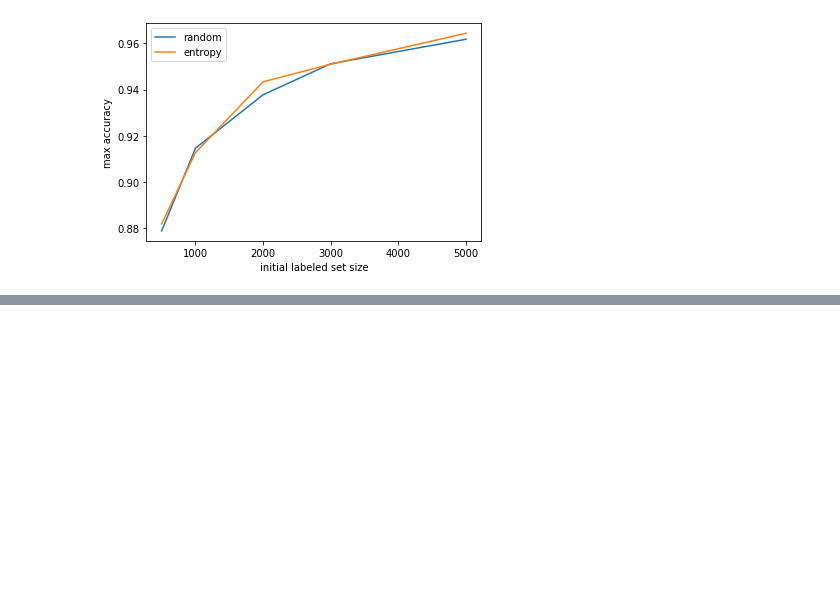
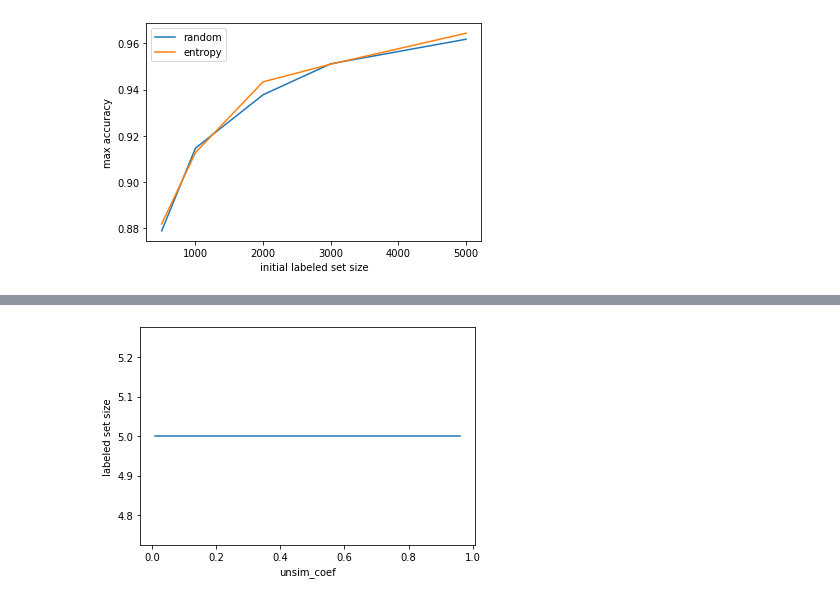
Before and after one commit to nibydlo/Thesis, a Jupyter notebook: first_impl/UncertaintyAL.ipynb, the cells around one changed output, grey strips where cells are left out. Saved outputs shown, nothing was run; the diff lists cells and outputs as text; code cells hidden in the pictures; blank space fills up the shorter version.

```diff
--- a/first_impl/UncertaintyAL.ipynb
+++ b/first_impl/UncertaintyAL.ipynb
@@ -241,0 +345,30 @@ plt.show()
+# %%
+entropy_dwm_bill_stat = []
+for i in range(1, 100, 5):
+    unsim_coef = 0.01 * i
+    entropy_dwm_bill_stat.append((unsim_coef, run_DWM(query_entropy_dwm,
+                                                      create_linear_svc_model,
+                                                      reshape_svc,
+                                                      score_svc,
+                                                      x_train_bill.to_numpy(),
+                                                      y_train_bill.to_numpy(),
+                                                      x_test_bill.to_numpy(),
+                                                      y_test_bill.to_numpy(),
+                                                      5, 1, 35)))
+    print(unsim_coef)
+#     xs_random = [e[0] for e in random_iris]
+#     ys_random = [e[1] for e in random_iris]
+#     plt.plot(xs_random, ys_random, label='random')
+
+#     xs_entropy = [e[0] for e in entropy_iris]
+#     ys_entropy = [e[1] for e in entropy_iris]
+#     plt.plot(xs_entropy, ys_entropy, label='entropy')
+
+#     xs_entropy_dwm = [e[0] for e in entropy_dwm_iris_stat[-1][1]]
+#     ys_entropy_dwm = [e[1] for e in entropy_dwm_iris_stat[-1][1]]
+#     plt.plot(xs_entropy_dwm, ys_entropy_dwm, label='entropy & dwm')
+
+#     plt.xlabel('labeled set size')
+#     plt.ylabel('accuracy')
+#     plt.legend()
+#     plt.show()
@@ -241,0 +396,16 @@ plt.show()
+# %%
+xs_entropy_dwm_stat = [s[0] for s in entropy_dwm_bill_stat]
+ys_entropy_dwm_stat = []
+for s in entropy_dwm_bill_stat:
+    max_acc = max([p[1] for p in s[1]])
+    i = 0
+    while i < len(s[1]) and s[1][i][1] != max_acc:
+        i += 1
+    ys_entropy_dwm_stat += [s[1][i][0]]
+
+plt.plot(xs_entropy_dwm_stat, ys_entropy_dwm_stat)
+plt.xlabel('unsim_coef')
+plt.ylabel('labeled set size')
+plt.show()
+# %% [output]
+[figure, added]
```
Also changed, not shown: parts of 19 cells of this notebook.
